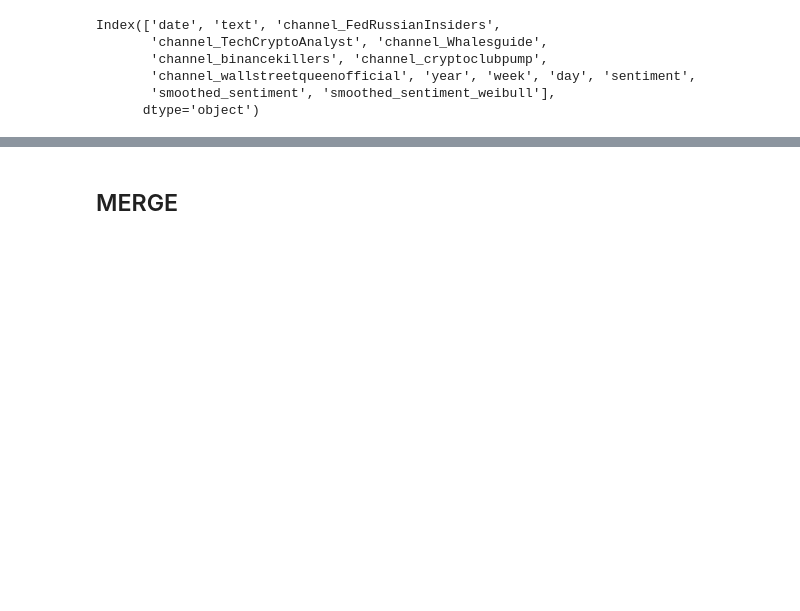
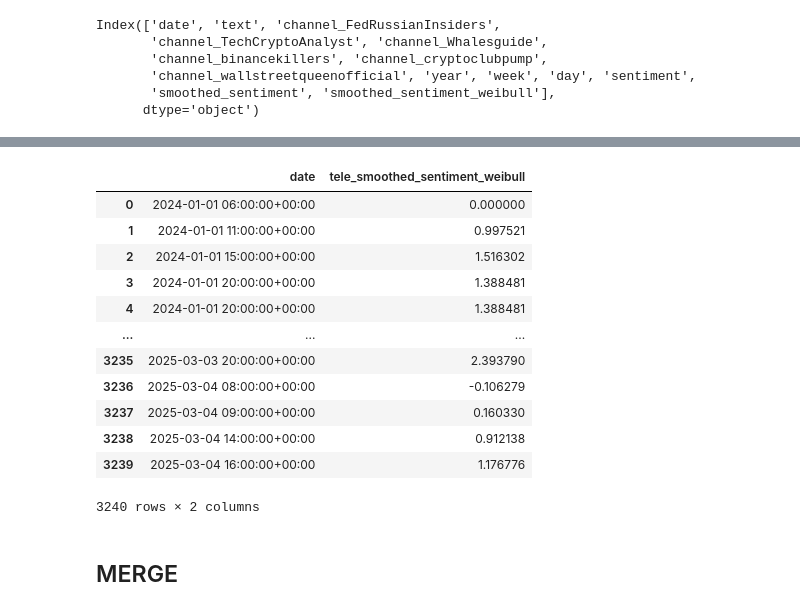
Before and after one commit to ethan-cyj/DSE4211-Group-BTC-Day-Trading, a Jupyter notebook: data_preprocessing/merge_data_script.ipynb, the cells around one changed output, grey strips where cells are left out. Saved outputs shown, nothing was run; the diff lists cells and outputs as text; code cells hidden in the pictures; blank space fills up the shorter version.

```diff
--- a/data_preprocessing/merge_data_script.ipynb
+++ b/data_preprocessing/merge_data_script.ipynb
@@ -140,3 +193,5 @@ Index(['date', 'text', 'channel_FedRussianInsiders',
       dtype='object')
 # %%
 tele_data = btc_telegram_data[['date', 'smoothed_sentiment_weibull']]
+tele_data.rename(columns={'smoothed_sentiment_weibull':'tele_smoothed_sentiment_weibull'},inplace=True)
+tele_data.info()
@@ -143,2 +212,18 @@ tele_data = btc_telegram_data[['date', 'smoothed_sentiment_weibull']]
+# %%
+tele_data
+# %% [output]
+|  | date | tele_smoothed_sentiment_weibull |
+| 0 | 2024-01-01 06:00:00+00:00 | 0.000000 |
+| 1 | 2024-01-01 11:00:00+00:00 | 0.997521 |
+| 2 | 2024-01-01 15:00:00+00:00 | 1.516302 |
+| 3 | 2024-01-01 20:00:00+00:00 | 1.388481 |
+| 4 | 2024-01-01 20:00:00+00:00 | 1.388481 |
+| ... | ... | ... |
+| 3235 | 2025-03-03 20:00:00+00:00 | 2.393790 |
+| 3236 | 2025-03-04 08:00:00+00:00 | -0.106279 |
+| 3237 | 2025-03-04 09:00:00+00:00 | 0.160330 |
+| 3238 | 2025-03-04 14:00:00+00:00 | 0.912138 |
+| 3239 | 2025-03-04 16:00:00+00:00 | 1.176776 |
+3240 rows × 2 columns
 # %% [markdown]
 ## MERGE
```
Also changed, not shown: parts of 11 cells of this notebook, 4 other files.
